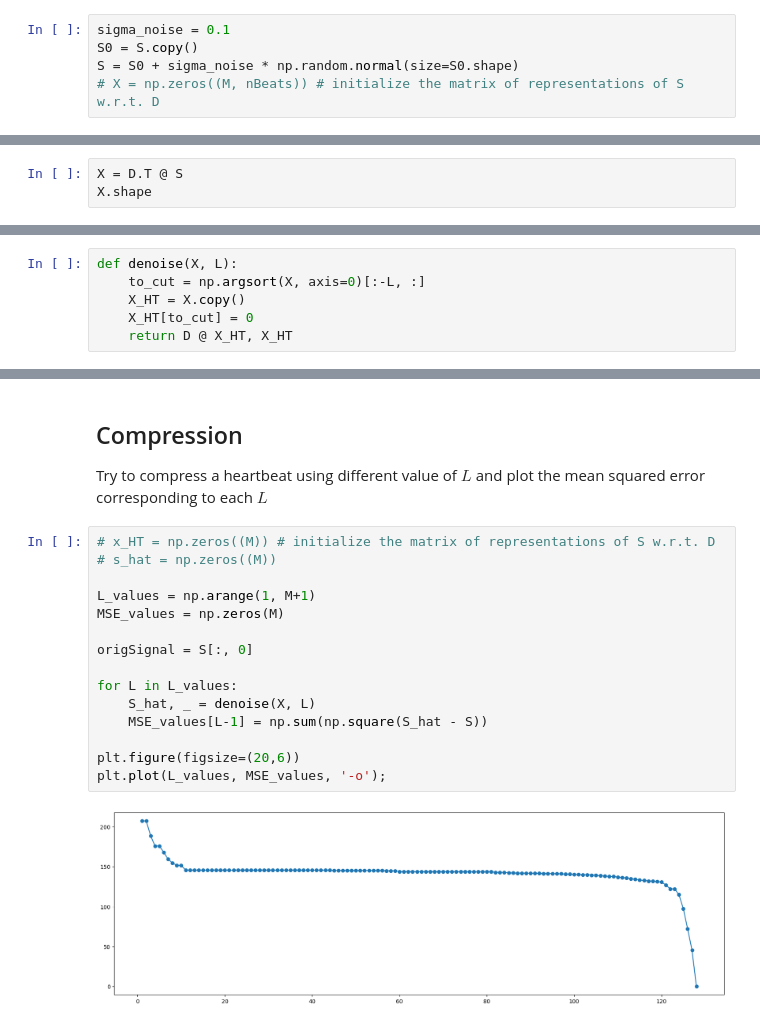
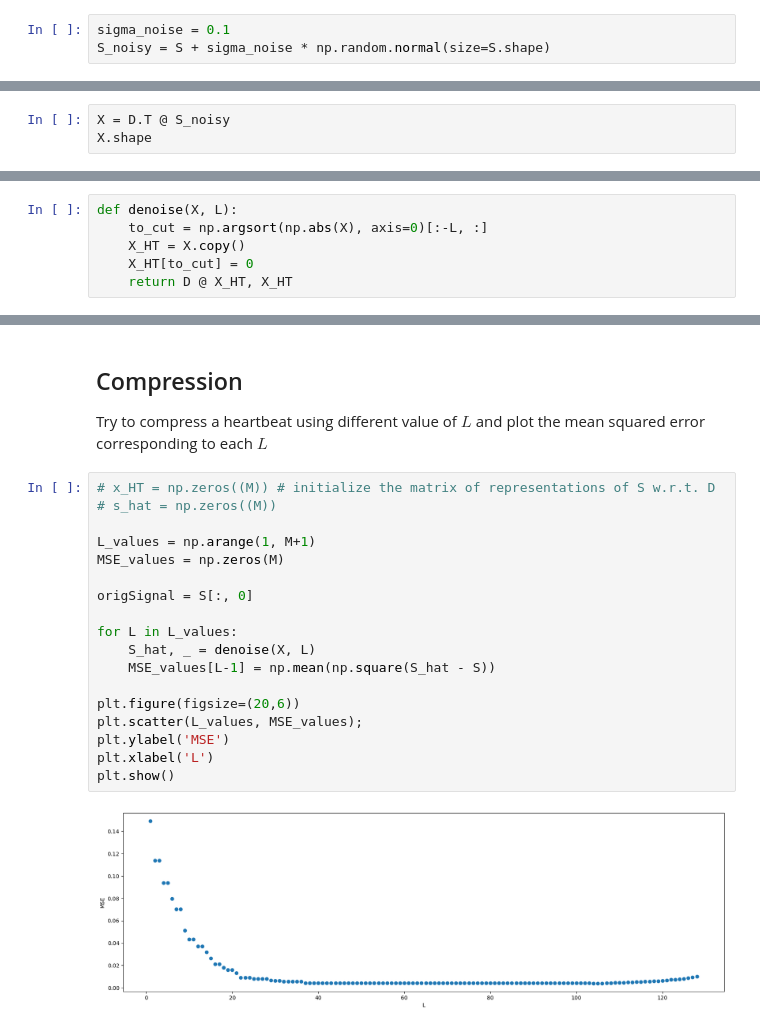
Before and after one commit to Ax-Time/m3ip-homework, a Jupyter notebook: labs/lez_1_orthonormal_basis.ipynb, the cells around one changed output, grey strips where cells are left out. Saved outputs shown, nothing was run; the diff lists cells and outputs as text.

```diff
--- a/labs/lez_1_orthonormal_basis.ipynb
+++ b/labs/lez_1_orthonormal_basis.ipynb
@@ -122,13 +117,11 @@ Add noise to ECG data and inspect the representations
 -----------------------------------------------------
 # %%
 sigma_noise = 0.1
-S0 = S.copy()
-S = S0 + sigma_noise * np.random.normal(size=S0.shape)
-# X = np.zeros((M, nBeats)) # initialize the matrix of representations of S w.r.t. D
+S_noisy = S + sigma_noise * np.random.normal(size=S.shape)
 # %% [markdown]
 Compute the representation coefficients
 # %%
-X = D.T @ S
+X = D.T @ S_noisy
 X.shape
 # %% [output]
 (128, 10)
@@ -171,6 +147,6 @@ Keep only $L$ coefficients having largest magnitude
 # %%
 def denoise(X, L):
-    to_cut = np.argsort(X, axis=0)[:-L, :]
+    to_cut = np.argsort(np.abs(X), axis=0)[:-L, :]
     X_HT = X.copy()
     X_HT[to_cut] = 0
     return D @ X_HT, X_HT
@@ -205,17 +181,20 @@ Try to compress a heartbeat using different value of $L$ and plot the mean squar
 # %%
 # x_HT = np.zeros((M)) # initialize the matrix of representations of S w.r.t. D
 # s_hat = np.zeros((M))
 
 L_values = np.arange(1, M+1)
 MSE_values = np.zeros(M)
 
 origSignal = S[:, 0]
 
 for L in L_values:
     S_hat, _ = denoise(X, L)
-    MSE_values[L-1] = np.sum(np.square(S_hat - S))
+    MSE_values[L-1] = np.mean(np.square(S_hat - S))
 
 plt.figure(figsize=(20,6))
-plt.plot(L_values, MSE_values, '-o');
+plt.scatter(L_values, MSE_values);
+plt.ylabel('MSE')
+plt.xlabel('L')
+plt.show()
 # %% [output]
-[figure, old version]
+[figure, new version]
```
Also changed, not shown: parts of 8 cells of this notebook, 1 other file.
